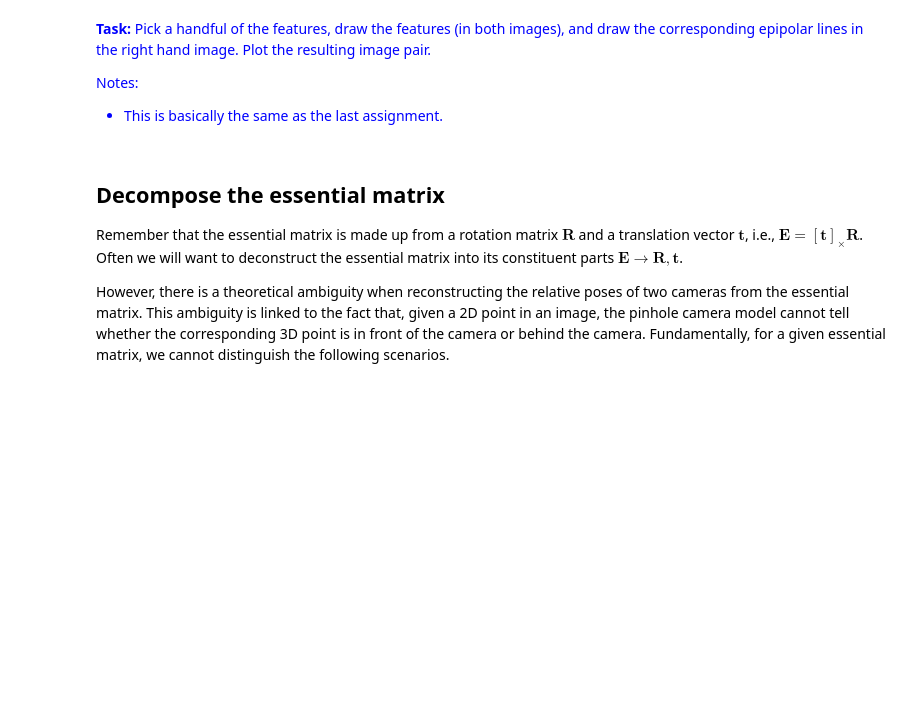
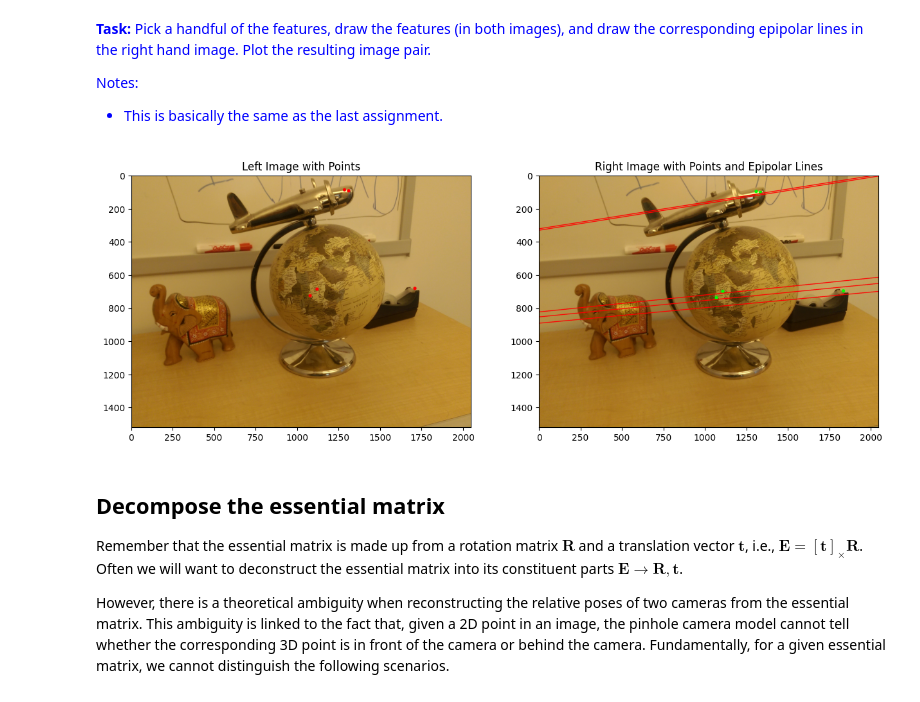
Before and after one commit to saeedAbdulraheem-ui/geometric_computer_vision, a Jupyter notebook: task3/Assignment 3b_Reconstruction_24177075.ipynb, the cells around one changed output. Cells and saved outputs as stored; diff of their text form; code cells hidden in the pictures; blank space fills up the shorter version.

```diff
--- a/task3/Assignment 3b_Reconstruction_24177075.ipynb
+++ b/task3/Assignment 3b_Reconstruction_24177075.ipynb
@@ -117,6 +121,7 @@ Look at the OpenCV documentation for [`cv2.findEssentialMatrix`](https://docs.op
 # %%
 ############################
 # Your code here
+E = cv2.findEssentialMat(left_pts, rght_pts, K, method=cv2.RANSAC, prob=0.999, threshold=1.0)[0]
 # %% [markdown]
 Now let's draw the epipolar lines
 # %% [markdown]
@@ -129,6 +134,45 @@ Notes:
 # %%
 ############################
 # Your code here
+%matplotlib inline
+
+NUM_PTS = 5
+
+right_corr = rght_pts[0:NUM_PTS]
+
+# add the W dim to the normalized points
+right_corr = np.vstack((right_corr.T, np.ones(right_corr.shape[0])))
+l_dash = (E @ (np.linalg.inv(K) @ right_corr)).T
+l_dash_pix = (np.linalg.inv(K).T @ l_dash.T).T
+
+left_pts_viz = left_pts[0:NUM_PTS].astype(int)
+right_pts_viz = rght_pts[0:NUM_PTS].astype(int)
+
+# draw the points on the left image
+imgL_copy = imgL_color.copy()
+for pt in left_pts_viz:
+    cv2.circle(imgL_copy, (pt[0], pt[1]), 10, (255, 0, 0), -1)
+
+# draw the points on the right image
+imgR_copy = imgR_color.copy()
+for pt in right_pts_viz:
+    cv2.circle(imgR_copy, (pt[0], pt[1]), 10, (0, 255, 0), -1)
+
+# draw the epipolar lines on the right image
+for line in l_dash_pix:
+    s, t, v = line
+    x0, y0 = 0, int(-v / t)
+    x1, y1 = imgR_copy.shape[1], -int((v + s * imgR_copy.shape[1]) / t)
+    cv2.line(imgR_copy, (x0, y0), (x1, y1), (255, 0, 0), 3)
+
+f, axarr = plt.subplots(1, 2, figsize=(15, 15))
+axarr[0].imshow(imgL_copy)
+axarr[0].set_title('Left Image with Points')
+axarr[1].imshow(imgR_copy)
+axarr[1].set_title('Right Image with Points and Epipolar Lines')
+plt.show()
+# %% [output]
+[figure, added]
 # %% [markdown]
 ## Decompose the essential matrix
 
```
Also changed, not shown: parts of 6 cells of this notebook, 1 other file.
